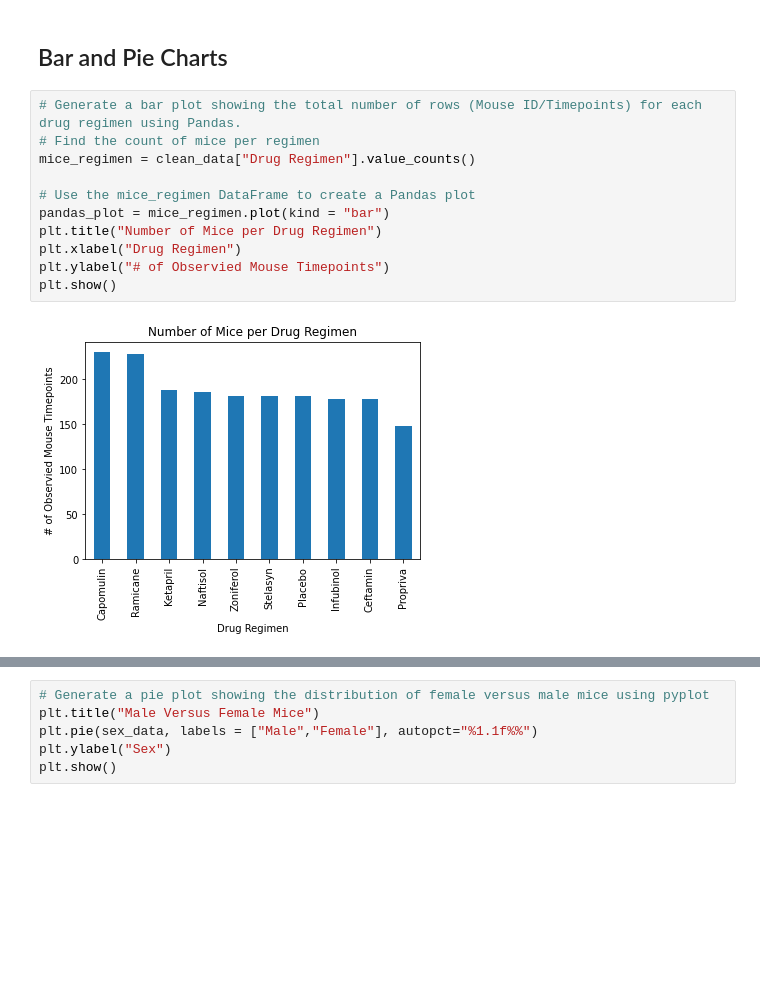
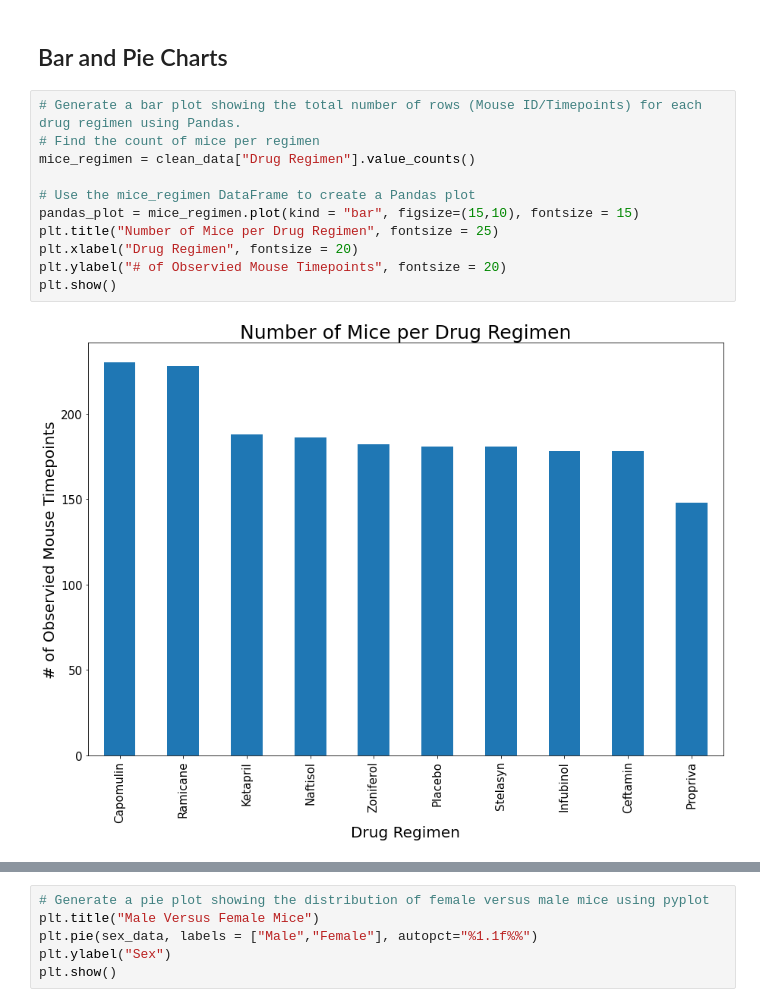
Before and after one commit to aliciahlavac/Pymaceuticals_Challenge, a Jupyter notebook: pymaceuticals.ipynb, the cells around one changed output, grey strips where cells are left out. Cells and saved outputs as stored; diff of their text form; blank space fills up the shorter version.

```diff
--- a/pymaceuticals.ipynb
+++ b/pymaceuticals.ipynb
@@ -166,16 +156,16 @@ agg_data
 # %%
 # Generate a bar plot showing the total number of rows (Mouse ID/Timepoints) for each drug regimen using Pandas.
 # Find the count of mice per regimen
 mice_regimen = clean_data["Drug Regimen"].value_counts()
 
 # Use the mice_regimen DataFrame to create a Pandas plot
-pandas_plot = mice_regimen.plot(kind = "bar")
-plt.title("Number of Mice per Drug Regimen")
-plt.xlabel("Drug Regimen")
-plt.ylabel("# of Observied Mouse Timepoints")
+pandas_plot = mice_regimen.plot(kind = "bar", figsize=(15,10), fontsize = 15)
+plt.title("Number of Mice per Drug Regimen", fontsize = 25)
+plt.xlabel("Drug Regimen", fontsize = 20)
+plt.ylabel("# of Observied Mouse Timepoints", fontsize = 20)
 plt.show()
 # %% [output]
-[figure, old version]
+[figure, new version]
 # %%
 # Generate a bar plot showing the total number of rows (Mouse ID/Timepoints) for each drug regimen using pyplot.
 x_variable = clean_data["Drug Regimen"].unique()
```
Also changed, not shown: parts of 5 cells of this notebook.
